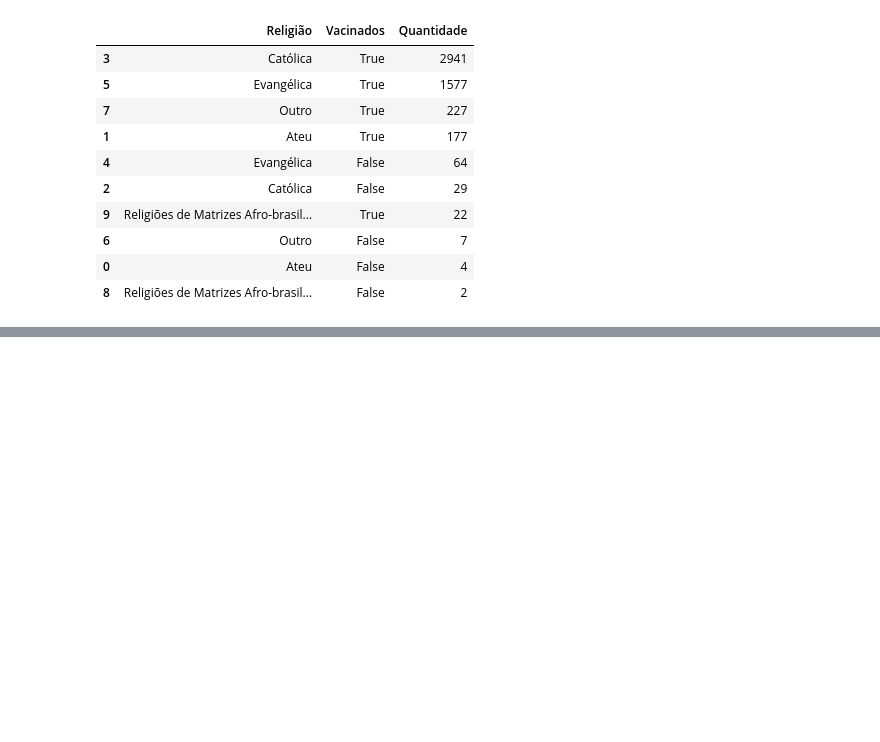
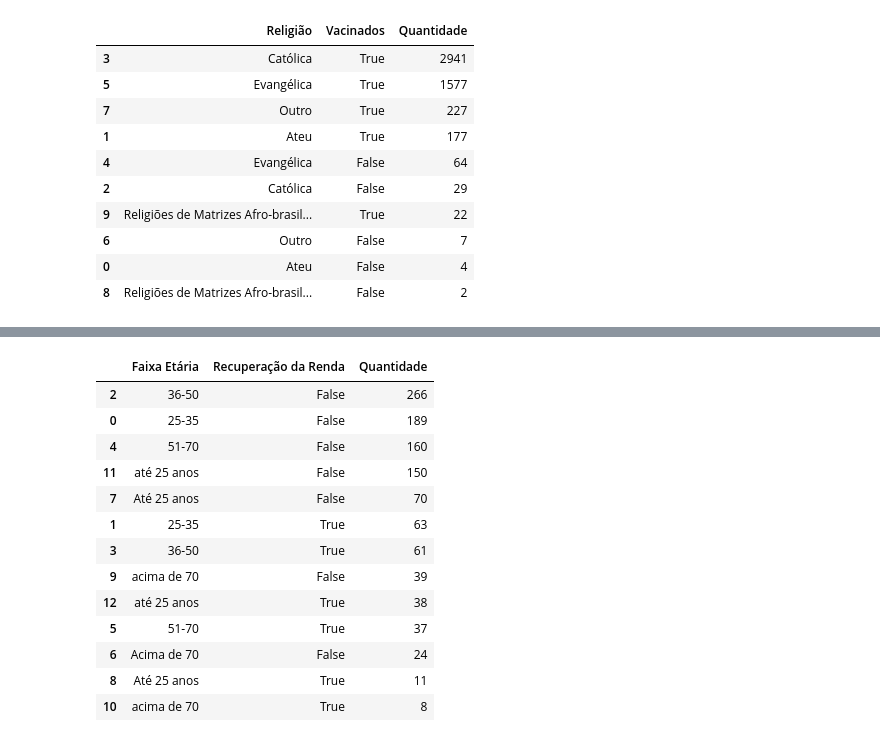
Before and after one commit to eltonsarmanho/monitoraTocantis, a Jupyter notebook: knowingData.ipynb, the cells around one changed output, grey strips where cells are left out. Drawn from its saved outputs; the diff is of its cells as text; code cells hidden in the pictures; blank space fills up the shorter version.

```diff
--- a/knowingData.ipynb
+++ b/knowingData.ipynb
@@ -360,0 +463,21 @@ fig.show()
+# %%
+data_agrupamento = data_cidade.groupby(["Faixa de idade","recuperou a renda"]).agg({"recuperou a renda": ["count"]},
+                                                                                 split_out=4)
+data_agrupamento = data_agrupamento.reset_index()
+data_agrupamento.columns = ['Faixa Etária','Recuperação da Renda','Quantidade']
+data_agrupamento.sort_values(by='Quantidade',ascending=False)
+# %% [output]
+|  | Faixa Etária | Recuperação da Renda | Quantidade |
+| 2 | 36-50 | False | 266 |
+| 0 | 25-35 | False | 189 |
+| 4 | 51-70 | False | 160 |
+| 11 | até 25 anos | False | 150 |
+| 7 | Até 25 anos | False | 70 |
+| 1 | 25-35 | True | 63 |
+| 3 | 36-50 | True | 61 |
+| 9 | acima de 70 | False | 39 |
+| 12 | até 25 anos | True | 38 |
+| 5 | 51-70 | True | 37 |
+| 6 | Acima de 70 | False | 24 |
+| 8 | Até 25 anos | True | 11 |
+| 10 | acima de 70 | True | 8 |
```
Also changed, not shown: parts of 26 cells of this notebook.
